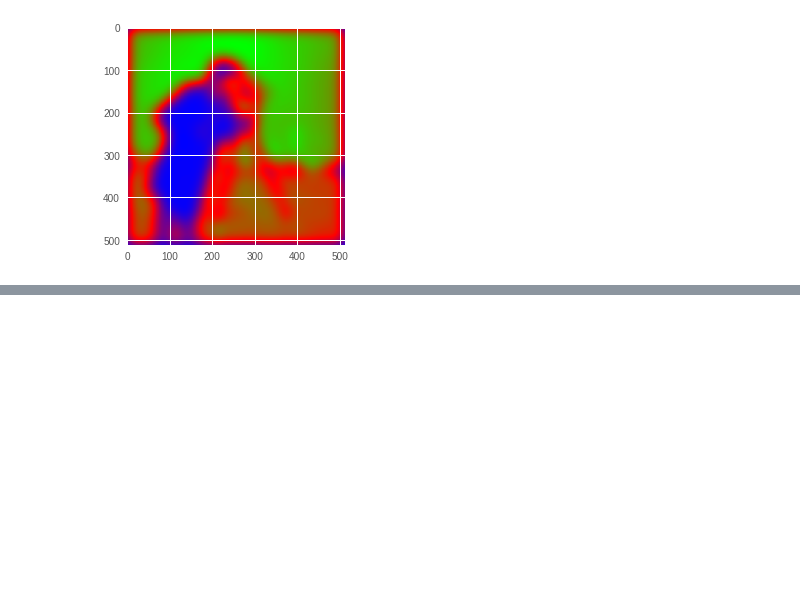
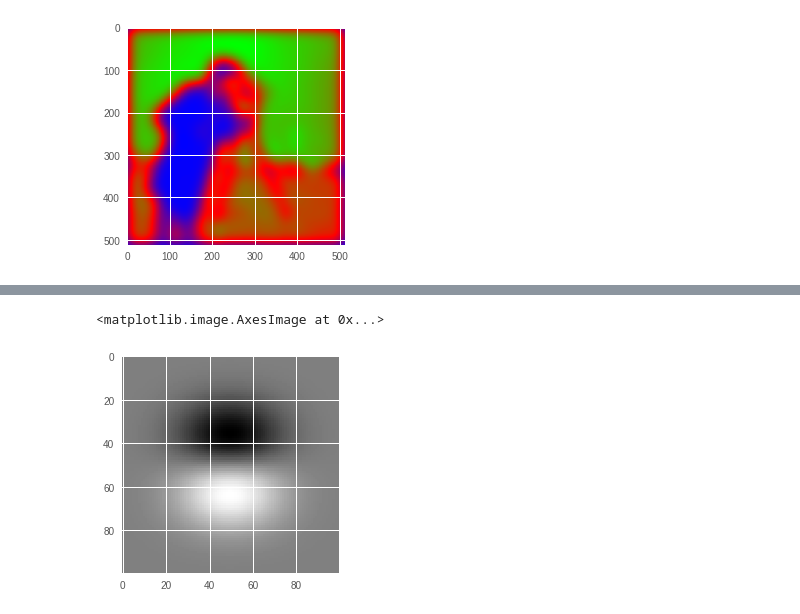
Before and after one commit to JacksonIsaac/kadenze-deeplearning-creative-applications, a Jupyter notebook: kadenze_1_Intro_to_Tensowflow.ipynb, the cells around one changed output, grey strips where cells are left out. Cells and saved outputs as stored; diff of their text form; code cells hidden in the pictures; blank space fills up the shorter version.

```diff
--- a/kadenze_1_Intro_to_Tensowflow.ipynb
+++ b/kadenze_1_Intro_to_Tensowflow.ipynb
@@ -444,0 +468,7 @@ plt.imshow(res[0, :, :, 0], cmap='brg')
+# %%
+gabor = tf.multiply(wave, z_2d)
+# %%
+plt.imshow(gabor.eval(), cmap='gray')
+# %% [output]
+<matplotlib.image.AxesImage at 0x...>
+[figure, added]
```
Also changed, not shown: parts of 8 cells of this notebook.
